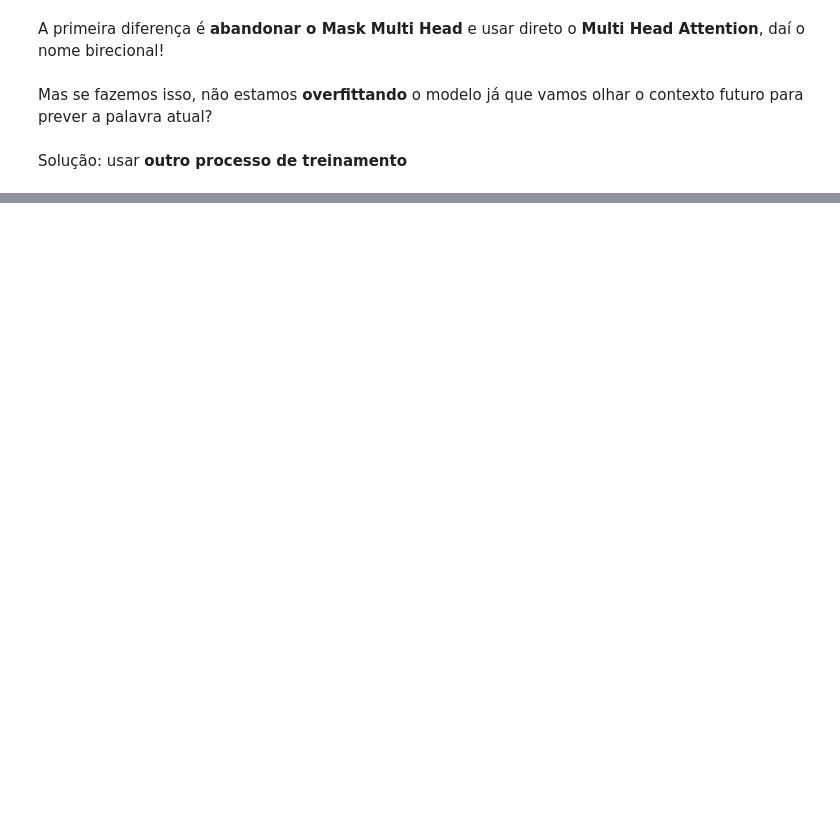
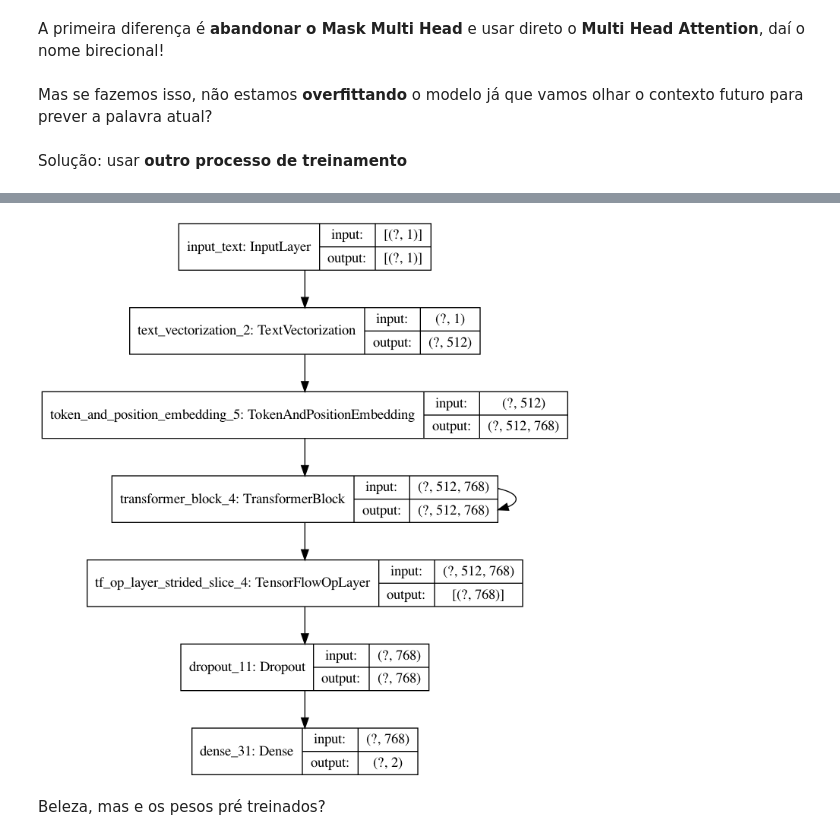
Before and after one commit to abarbosa94/NLPortugues, a Jupyter notebook: Semana 10/slides.ipynb, the cells around one changed output, grey strips where cells are left out. Saved outputs shown, nothing was run; the diff lists cells and outputs as text; code cells hidden in the pictures; blank space fills up the shorter version.

```diff
--- a/Semana 10/slides.ipynb
+++ b/Semana 10/slides.ipynb
@@ -202,0 +355,33 @@ Falta:
+# %%
+vocab_size = 30000
+embed_dim = 768  # tamanho do Embedding de cada token
+num_heads = 12  # N. de cabeças de atenção
+ff_dim = 12  # tamanho da camada oculta nas redes feed forward dentro do transformer
+maxlen = 512 #ja incluindo CLS e SEP
+
+tokenizer_layer = tf.keras.layers.experimental.preprocessing.TextVectorization(
+    standardize="lower_and_strip_punctuation",
+    split="whitespace",
+    ngrams=None,
+    output_mode="int",
+    output_sequence_length=maxlen,
+    pad_to_max_tokens=False,
+)
+inputs = layers.Input(shape=(1,), dtype=tf.string, name="input_text")
+embedding_layer = TokenAndPositionEmbedding(maxlen, vocab_size, embed_dim)
+transformer_block = TransformerBlock(embed_dim, num_heads, ff_dim)
+# %%
+x = tokenizer_layer(inputs)
+x = embedding_layer(x)
+for i in range(12):
+    x = transformer_block(x)
+x = x[:,0,:] #cls token
+x = layers.Dropout(0.1)(x)
+outputs = layers.Dense(2, activation="softmax")(x)
+model = keras.Model(inputs=inputs, outputs=outputs)
+# %%
+plot_model(model, show_shapes=True, show_layer_names=True)
+# %% [output]
+[figure, added]
+# %% [markdown]
+Beleza, mas e os pesos pré treinados?
```
Also changed, not shown: parts of 68 cells of this notebook.
